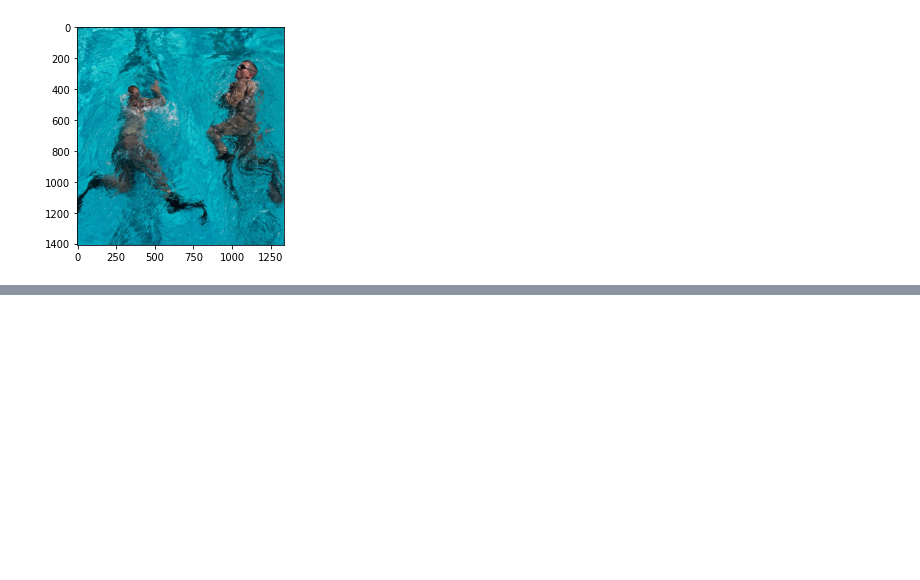
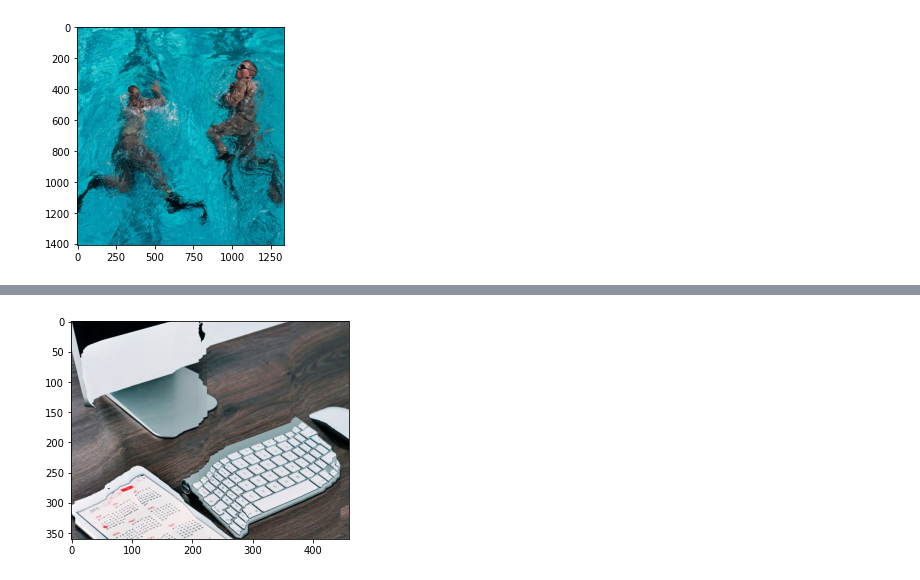
Before and after one commit to ivalmian/seamcarver, a Jupyter notebook: notebooks/tutorial.ipynb, the cells around one changed output, grey strips where cells are left out. Drawn from its saved outputs; the diff is of its cells as text; code cells hidden in the pictures; blank space fills up the shorter version.

```diff
--- a/notebooks/tutorial.ipynb
+++ b/notebooks/tutorial.ipynb
@@ -60 +110,45 @@ plt.show()
+# %%
+#region of interest seam carve
+
+new_img = img2.copy()
+r,c,_ =  new_img.shape
+
+downsample = c//10
+roi_period = np.ceil(downsample*0.9).astype(int)
+
+cols_removed = 300
+carver = fastCarver(new_img)
+
+E=carver.calc_energy()
+lb,rb = 0, new_img.shape[1]
+
+low_res_img = transform.resize(new_img, (r//downsample,c//downsample,3))
+lr_carver = fastCarver(low_res_img)
+E_lr = lr_carver.calc_energy()
+
+for i in tqdm(range(cols_removed)):
+    r,c,_ = new_img.shape
+
+    if i%roi_period==0:
+
+        lr_mask = lr_carver.seam_mask(E_lr.copy())
+        rlr,rlc = E_lr.shape
+        E_lr=E_lr[lr_mask].reshape((rlr,rlc-1))
+        roi_boundaries = np.argwhere(~lr_mask.all(axis=0)).flatten()
+        lb, rb = max(0,(roi_boundaries[0]-1)*downsample,0),\
+                 min((roi_boundaries[-1]+1)*downsample,c)
+
+
+    mask = carver.seam_mask(E[:,lb:rb].copy())
+    mask = np.concatenate([np.ones((r,lb),dtype=bool),
+                           mask,
+                           np.ones((r,c-rb),dtype=bool)],axis=1)
+    rb-=1
+    E=E[mask].reshape((r,c-1))
+    new_img=new_img[np.stack([mask]*3,axis=2)].reshape([r,c-1,3])
+
+plt.imshow(new_img)
+plt.show()
+# %% [output]
+[figure, added]
 # %%
```
Also changed, not shown: parts of 4 cells of this notebook.
